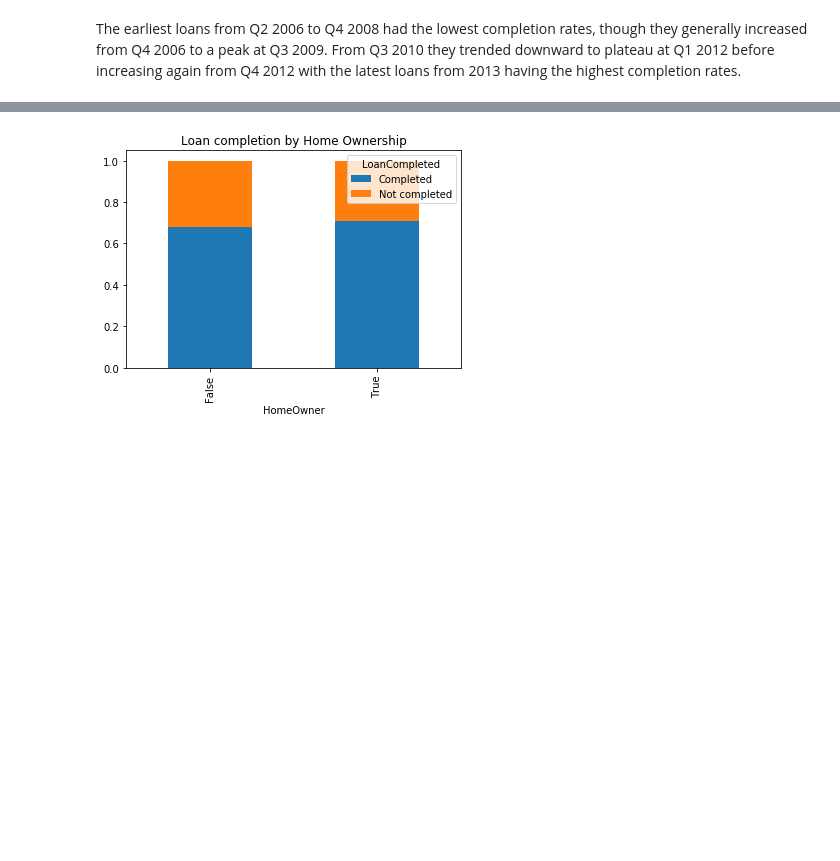
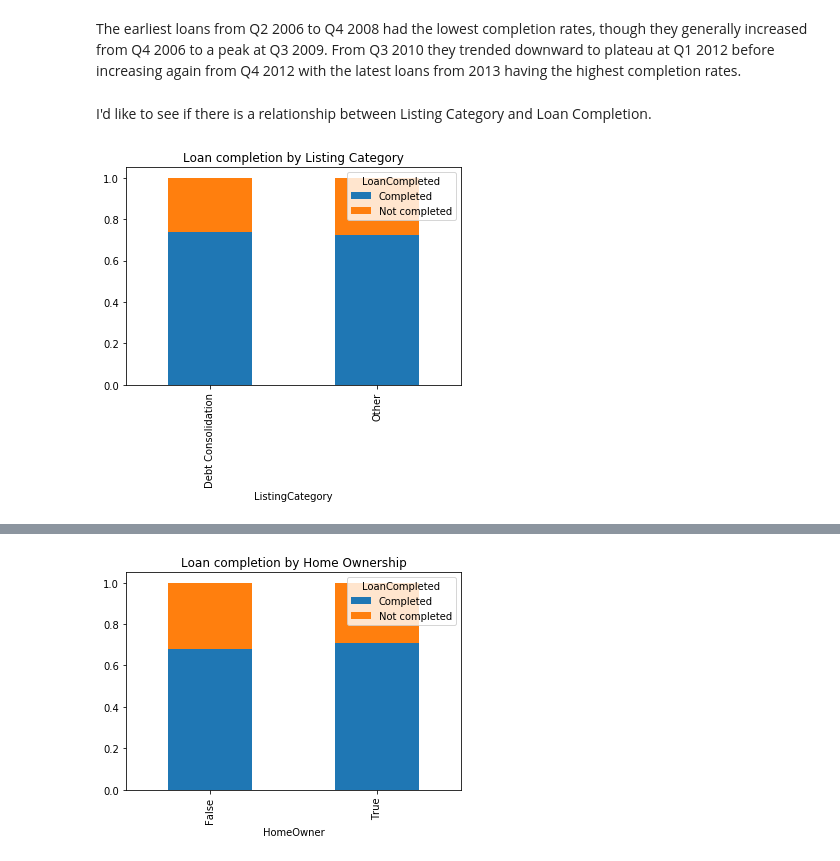
Before and after one commit to Jeffro80/DAND_Communicate_Findings, a Jupyter notebook: exploration-final.ipynb, the cells around one changed output, grey strips where cells are left out. Drawn from its saved outputs; the diff is of its cells as text; code cells hidden in the pictures; blank space fills up the shorter version.

```diff
--- a/exploration-final.ipynb
+++ b/exploration-final.ipynb
@@ -995,3 +995,11 @@ quarter_props.plot(kind='bar', stacked='True', title='Loan completion by Loan Or
 [figure]
 # %% [markdown]
 The earliest loans from Q2 2006 to Q4 2008 had the lowest completion rates, though they generally increased from Q4 2006 to a peak at Q3 2009. From Q3 2010 they trended downward to plateau at Q1 2012 before increasing again from Q4 2012 with the latest loans from 2013 having the highest completion rates.
+# %% [markdown]
+I'd like to see if there is a relationship between Listing Category and Loan Completion.
+# %%
+# Compare Loan Outcome Status and Loan Category
+listing_props = listing_categories.groupby('ListingCategory')['LoanCompleted'].value_counts(normalize=True).unstack()
+listing_props.plot(kind='bar', stacked='True', title='Loan completion by Listing Category');
+# %% [output]
+[figure, added]
```
Also changed, not shown: parts of 18 cells of this notebook.
